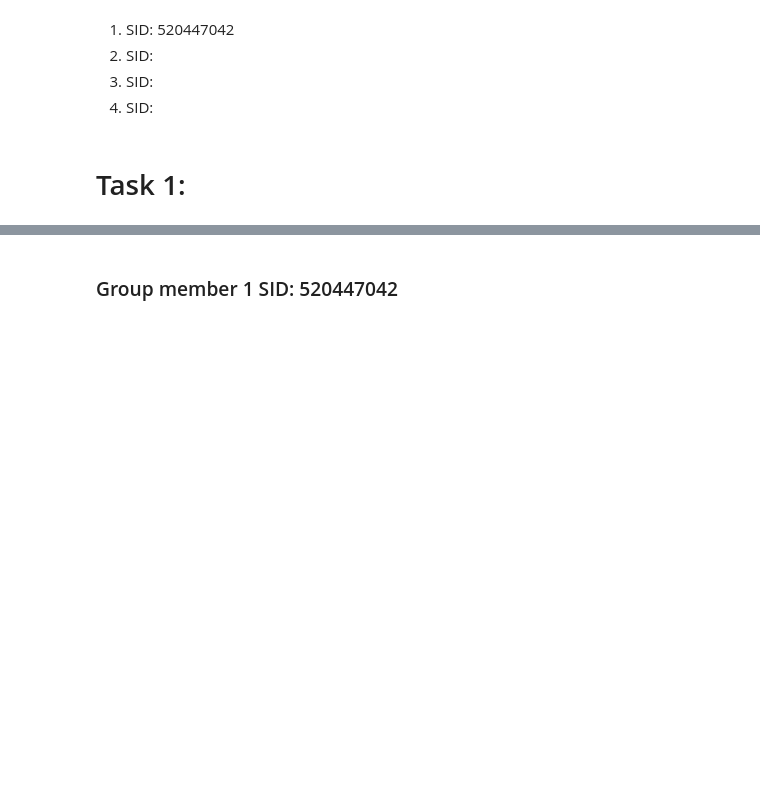
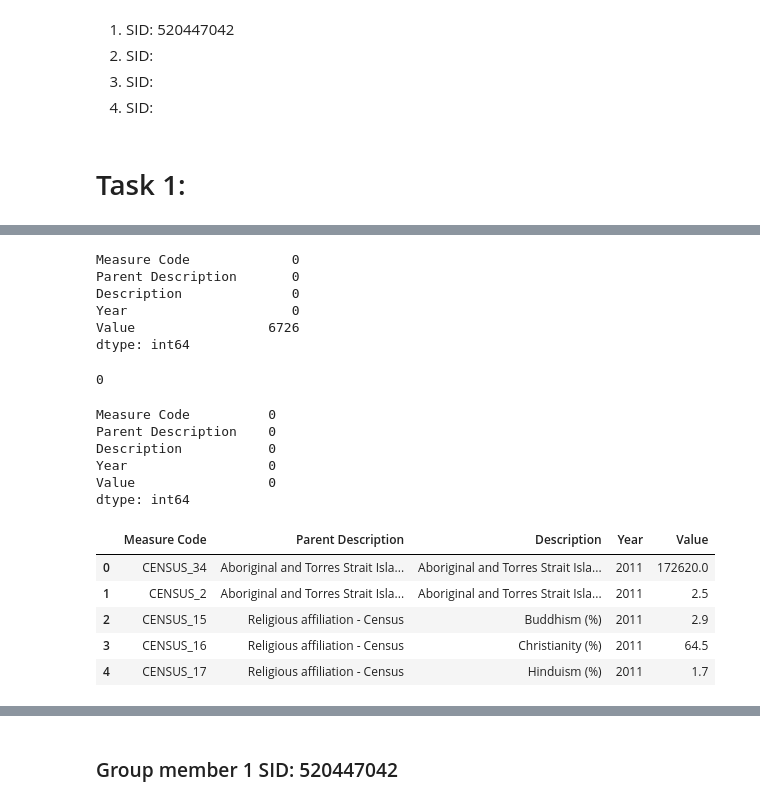
Before and after one commit to Rven66/DATA2001-Assignment_1, a Jupyter notebook: DATA2001-Assignment_1.ipynb, the cells around one changed output, grey strips where cells are left out. Saved outputs shown, nothing was run; the diff lists cells and outputs as text; code cells hidden in the pictures; blank space fills up the shorter version.

```diff
--- a/DATA2001-Assignment_1.ipynb
+++ b/DATA2001-Assignment_1.ipynb
@@ -46,0 +97,16 @@ print(region)
+# %%
+#Check for Missing values:
+# 6726 missing values
+print(region_long.isna().sum())
+# %% [output]
+Measure Code             0
+Parent Description       0
+Description              0
+Year                     0
+Value                 6726
+dtype: int64
+# %%
+#Check if there are any duplicates
+print(region_long.duplicated().sum())
+# %% [output]
+0
@@ -46,0 +117,18 @@ print(region)
+# %%
+print(region_long_clean.isna().sum())
+# %% [output]
+Measure Code          0
+Parent Description    0
+Description           0
+Year                  0
+Value                 0
+dtype: int64
+# %%
+region_long_clean.head()
+# %% [output]
+|  | Measure Code | Parent Description | Description | Year | Value |
+| 0 | CENSUS_34 | Aboriginal and Torres Strait Isla... | Aboriginal and Torres Strait Isla... | 2011 | 172620.0 |
+| 1 | CENSUS_2 | Aboriginal and Torres Strait Isla... | Aboriginal and Torres Strait Isla... | 2011 | 2.5 |
+| 2 | CENSUS_15 | Religious affiliation - Census | Buddhism (%) | 2011 | 2.9 |
+| 3 | CENSUS_16 | Religious affiliation - Census | Christianity (%) | 2011 | 64.5 |
+| 4 | CENSUS_17 | Religious affiliation - Census | Hinduism (%) | 2011 | 1.7 |
```
Also changed, not shown: parts of 57 cells of this notebook, 2 other files.
